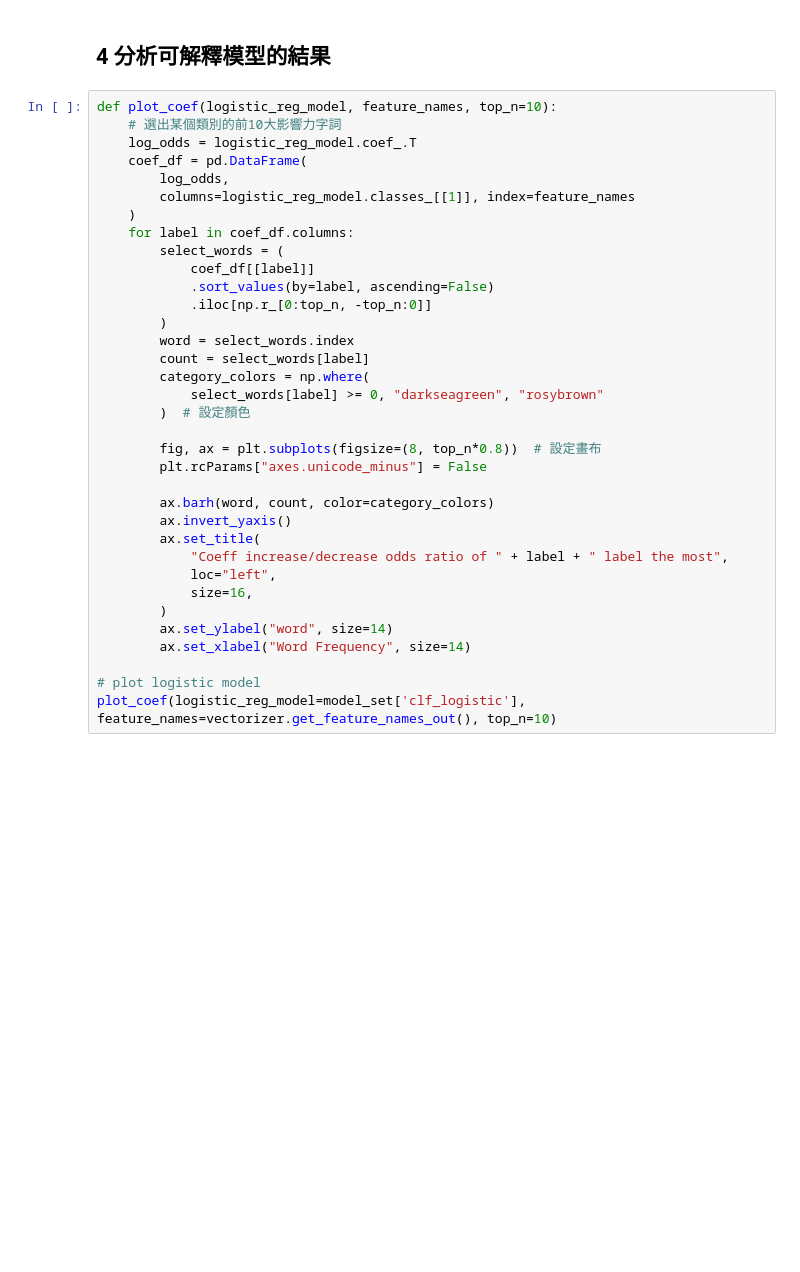
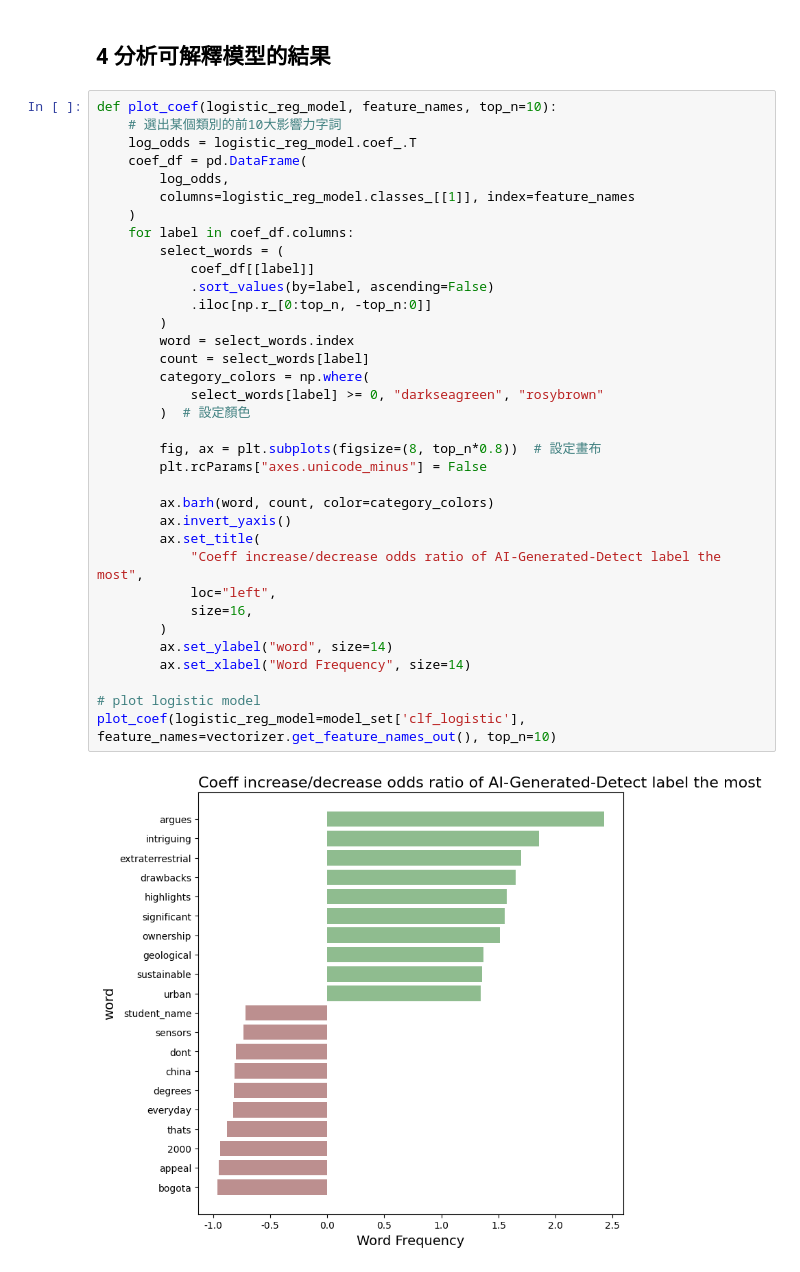
Before and after one commit to whats2000/LLMGenerateTextClassifier, a Jupyter notebook: TraditionalModelClassifier/Classifier.ipynb, the cells around one changed output. Cells and saved outputs as stored; diff of their text form; blank space fills up the shorter version.

```diff
--- a/TraditionalModelClassifier/Classifier.ipynb
+++ b/TraditionalModelClassifier/Classifier.ipynb
@@ -476,31 +500,33 @@ def plot_coef(logistic_reg_model, feature_names, top_n=10):
     coef_df = pd.DataFrame(
         log_odds,
         columns=logistic_reg_model.classes_[[1]], index=feature_names
     )
     for label in coef_df.columns:
         select_words = (
             coef_df[[label]]
             .sort_values(by=label, ascending=False)
             .iloc[np.r_[0:top_n, -top_n:0]]
         )
         word = select_words.index
         count = select_words[label]
         category_colors = np.where(
             select_words[label] >= 0, "darkseagreen", "rosybrown"
         )  # 設定顏色
 
         fig, ax = plt.subplots(figsize=(8, top_n*0.8))  # 設定畫布
         plt.rcParams["axes.unicode_minus"] = False
 
         ax.barh(word, count, color=category_colors)
         ax.invert_yaxis()
         ax.set_title(
-            "Coeff increase/decrease odds ratio of " + label + " label the most",
+            "Coeff increase/decrease odds ratio of AI-Generated-Detect label the most",
             loc="left",
             size=16,
         )
         ax.set_ylabel("word", size=14)
         ax.set_xlabel("Word Frequency", size=14)
 
 # plot logistic model
 plot_coef(logistic_reg_model=model_set['clf_logistic'], feature_names=vectorizer.get_feature_names_out(), top_n=10)
+# %% [output]
+[figure, added]
```
Also changed, not shown: parts of 30 cells of this notebook.
